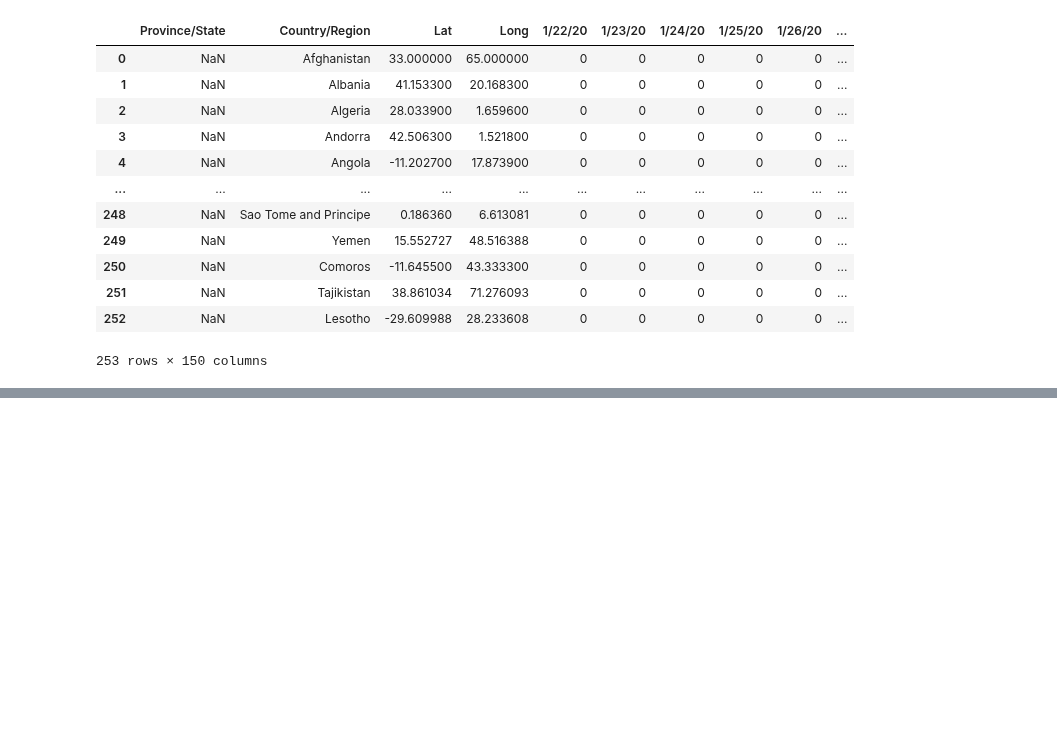
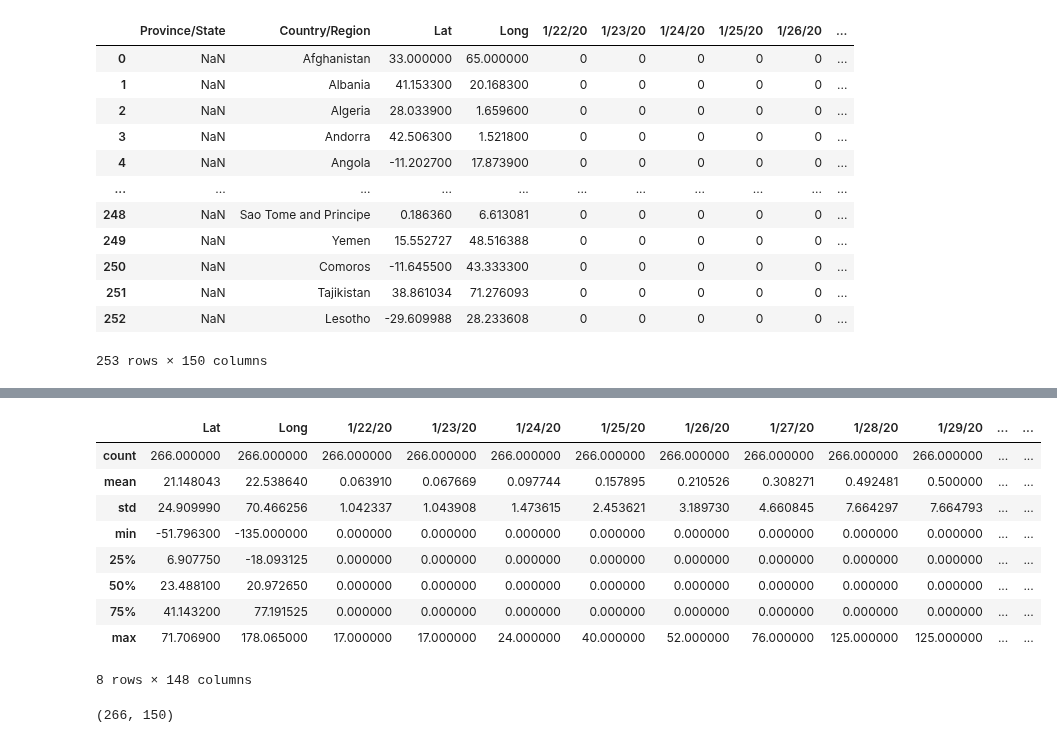
Before and after one commit to SeherKumsar/Ada-Lovelace-Veri-Bilimi-Akademisi, a Jupyter notebook: exercises/week-2-exercise.ipynb, the cells around one changed output, grey strips where cells are left out. Cells and saved outputs as stored; diff of their text form; code cells hidden in the pictures; blank space fills up the shorter version.

```diff
--- a/exercises/week-2-exercise.ipynb
+++ b/exercises/week-2-exercise.ipynb
@@ -65,0 +134,17 @@ deaths_dataset.head()
+# %%
+deaths_dataset.describe()
+# %% [output]
+|  | Lat | Long | 1/22/20 | 1/23/20 | 1/24/20 | 1/25/20 | 1/26/20 | 1/27/20 | 1/28/20 | 1/29/20 | ... | ... |
+| count | 266.000000 | 266.000000 | 266.000000 | 266.000000 | 266.000000 | 266.000000 | 266.000000 | 266.000000 | 266.000000 | 266.000000 | ... | ... |
+| mean | 21.148043 | 22.538640 | 0.063910 | 0.067669 | 0.097744 | 0.157895 | 0.210526 | 0.308271 | 0.492481 | 0.500000 | ... | ... |
+| std | 24.909990 | 70.466256 | 1.042337 | 1.043908 | 1.473615 | 2.453621 | 3.189730 | 4.660845 | 7.664297 | 7.664793 | ... | ... |
+| min | -51.796300 | -135.000000 | 0.000000 | 0.000000 | 0.000000 | 0.000000 | 0.000000 | 0.000000 | 0.000000 | 0.000000 | ... | ... |
+| 25% | 6.907750 | -18.093125 | 0.000000 | 0.000000 | 0.000000 | 0.000000 | 0.000000 | 0.000000 | 0.000000 | 0.000000 | ... | ... |
+| 50% | 23.488100 | 20.972650 | 0.000000 | 0.000000 | 0.000000 | 0.000000 | 0.000000 | 0.000000 | 0.000000 | 0.000000 | ... | ... |
+| 75% | 41.143200 | 77.191525 | 0.000000 | 0.000000 | 0.000000 | 0.000000 | 0.000000 | 0.000000 | 0.000000 | 0.000000 | ... | ... |
+| max | 71.706900 | 178.065000 | 17.000000 | 17.000000 | 24.000000 | 40.000000 | 52.000000 | 76.000000 | 125.000000 | 125.000000 | ... | ... |
+8 rows × 148 columns
+# %%
+deaths_dataset.shape
+# %% [output]
+(266, 150)
```
Also changed, not shown: parts of 32 cells of this notebook.
